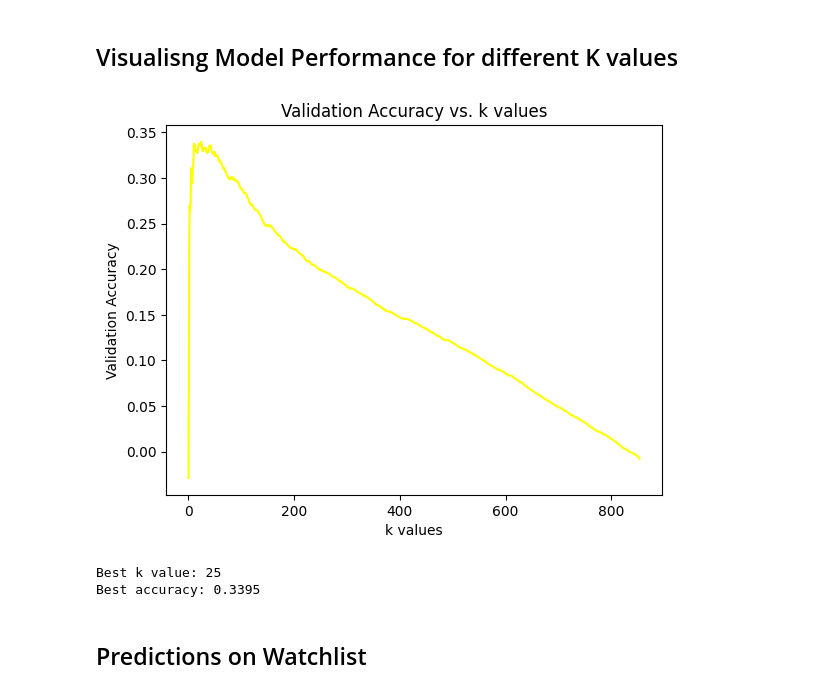
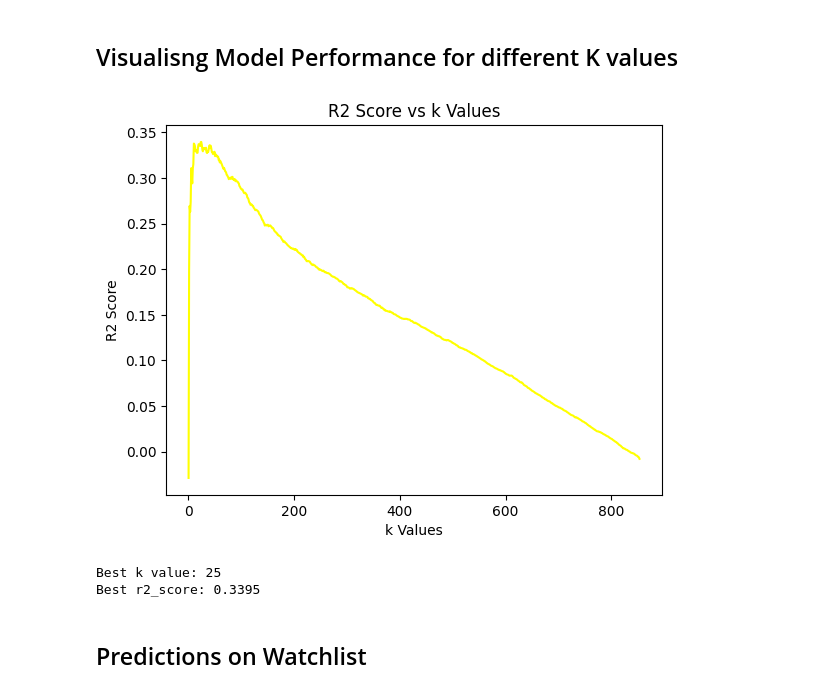
Before and after one commit to Bmcunningham4/imdb_predictions, a Jupyter notebook: knn.ipynb, the cells around one changed output. Saved outputs shown, nothing was run; the diff lists cells and outputs as text; code cells hidden in the pictures.

```diff
--- a/knn.ipynb
+++ b/knn.ipynb
@@ -61,37 +67,37 @@ I would chose model 1 due to it's superior overall explanatory power reflected i
 # %%
 
 def best_k(training_data, training_labels, test_data, test_labels):
-    accuracies = []
+    r2_scores = []
 
     for k in range(1, len(training_data)):
         model = KNeighborsRegressor(n_neighbors=k)
         model.fit(training_data, training_labels)
-        accuracy = model.score(test_data, test_labels)
-        accuracies.append(accuracy)
+        r2_score = model.score(test_data, test_labels)
+        r2_scores.append(r2_score)
 
 
-    best_k_value = np.argmax(accuracies) + 1  # Adding 1 to convert from zero-based index to k value
-    best_accuracy = accuracies[best_k_value - 1]  # Using the best_k_value to get the corresponding accuracy
+    best_k_value = np.argmax(r2_scores) + 1  # Adding 1 to convert from zero-based index to k value
+    best_r2_score = r2_scores[best_k_value - 1]  # Using the best_k_value to get the corresponding r2_score
 
-    return best_k_value, best_accuracy, accuracies
+    return best_k_value, best_r2_score, r2_scores
 
 
 k_list = range(1, len(X_train_scaled))
-best_k_value, best_accuracy, accuracies2 = best_k(X_train_scaled, y_train, X_test_scaled, y_test)
+best_k_value, best_r2_score, r2_scores2 = best_k(X_train_scaled, y_train, X_test_scaled, y_test)
 
 
-plt.plot(k_list, accuracies2, color="yellow")
-plt.xlabel('k values')
-plt.ylabel('Validation Accuracy')
-plt.title('Validation Accuracy vs. k values')
+plt.plot(k_list, r2_scores2, color="yellow")
+plt.xlabel('k Values')
+plt.ylabel('R2 Score')
+plt.title('R2 Score vs k Values')
 plt.show()
 
 print(f"Best k value: {best_k_value}")
-print(f"Best accuracy: {round(best_accuracy, 4)}")
+print(f"Best r2_score: {round(best_r2_score, 4)}")
 # %% [output]
-[figure, old version]
+[figure, new version]
 Best k value: 25
-Best accuracy: 0.3395
+Best r2_score: 0.3395
 # %% [markdown]
 ## Predictions on Watchlist
 # %%
```
Also changed, not shown: parts of 1 cell of this notebook, 2 other files.
